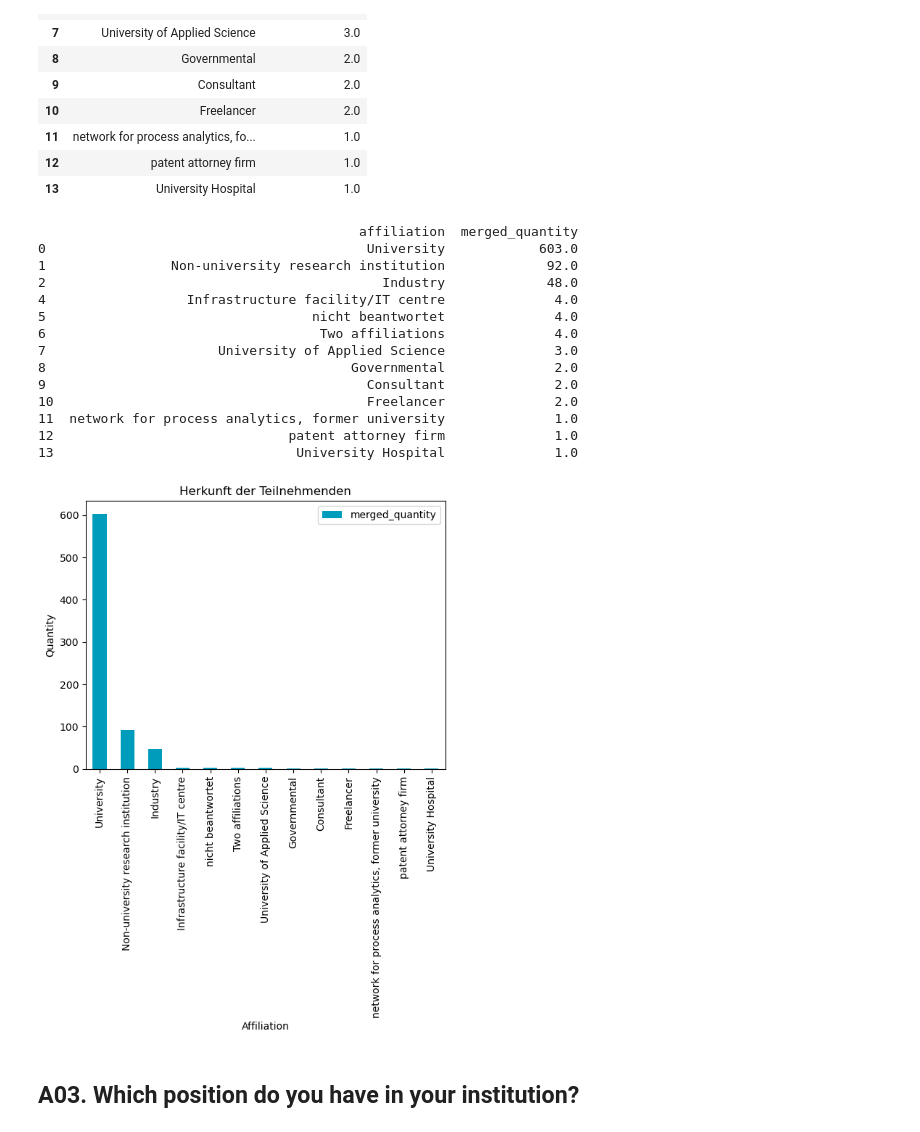
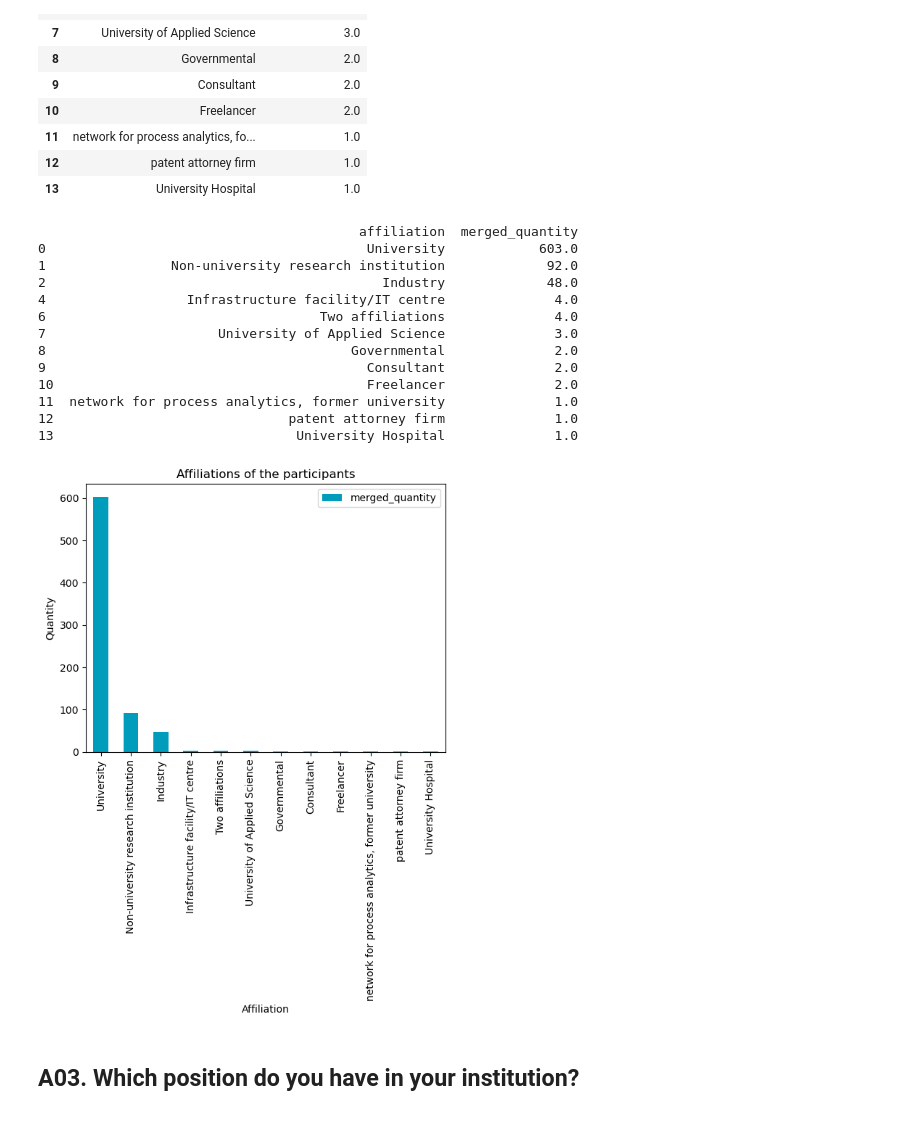
Before and after one commit to DanielaACUB/2022.2023_Data_Librarian_Daniela_Hausen, a Jupyter notebook: Modul_6/General Information - Auswertung der Community-Umfrage von NFDI4Chem (2023).ipynb, the cells around one changed output. Saved outputs shown, nothing was run; the diff lists cells and outputs as text; code cells hidden in the pictures.

```diff
--- a/Modul_6/General Information - Auswertung der Community-Umfrage von NFDI4Chem (2023).ipynb
+++ b/Modul_6/General Information - Auswertung der Community-Umfrage von NFDI4Chem (2023).ipynb
@@ -777,8 +600,11 @@ df_A002_merge
 | 12 | patent attorney firm | 1.0 |
 | 13 | University Hospital | 1.0 |
 # %%
-# Löschen der Zeile mit Index 3, weil sie in den Freitextantworten aufgeschlüsselt wurde und als solche eingefügt wurden.
-df_A002_merge = df_A002_merge.drop(3)
+# Zeile mit Index 3 und 5 löschen, weil sie in den Freitextantworten aufgeschlüsselt wurde und als solche eingefügt wurden.
+
+rows_to_delete_A002 = [3,5]
+
+df_A002_merge = df_A002_merge.drop(rows_to_delete_A002)
 print(df_A002_merge)
 # %% [output]
                                          affiliation  merged_quantity
@@ -786,7 +612,6 @@ print(df_A002_merge)
 1                Non-university research institution             92.0
 2                                           Industry             48.0
 4                  Infrastructure facility/IT centre              4.0
-5                                  nicht beantwortet              4.0
 6                                   Two affiliations              4.0
 7                      University of Applied Science              3.0
 8                                       Governmental              2.0
@@ -796,21 +621,21 @@ print(df_A002_merge)
 12                              patent attorney firm              1.0
 13                               University Hospital              1.0
 # %%
-# Setze die Spalte "affiliation_in_total" als Index
+# Spalte "affiliation_in_total" als Index setzen
 df_A002_merge.set_index('affiliation', inplace=True)
 
-# Erstellen des Balkendiagramms mit den Werten aus der quantity-Spalte
+# Balkendiagramms mit den Werten aus der quantity-Spalte erstellen
 df_A002_merge.plot.bar(color=petrol_rgb)
 
 # Beschriftung für die X- und Y-Achse sowie den Titel des Diagramms hinzufügen
 plt.xlabel('Affiliation')
 plt.ylabel('Quantity')
-plt.title('Herkunft der Teilnehmenden')
+plt.title('Affiliations of the participants')
 
-# Zeige das Diagramm an
+# Diagramm anzeigen
 plt.show()
 # %% [output]
-[figure, old version]
+[figure, new version]
 # %% [markdown]
 ## A03. Which position do you have in your institution?
 # %%
```
Also changed, not shown: parts of 43 cells of this notebook, 2 other files.
